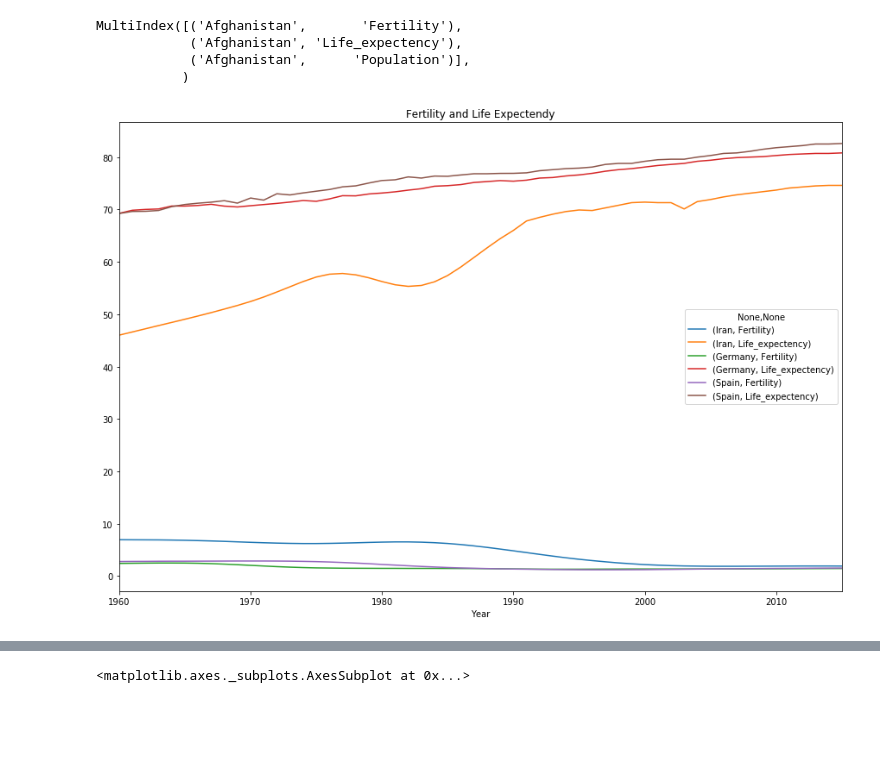
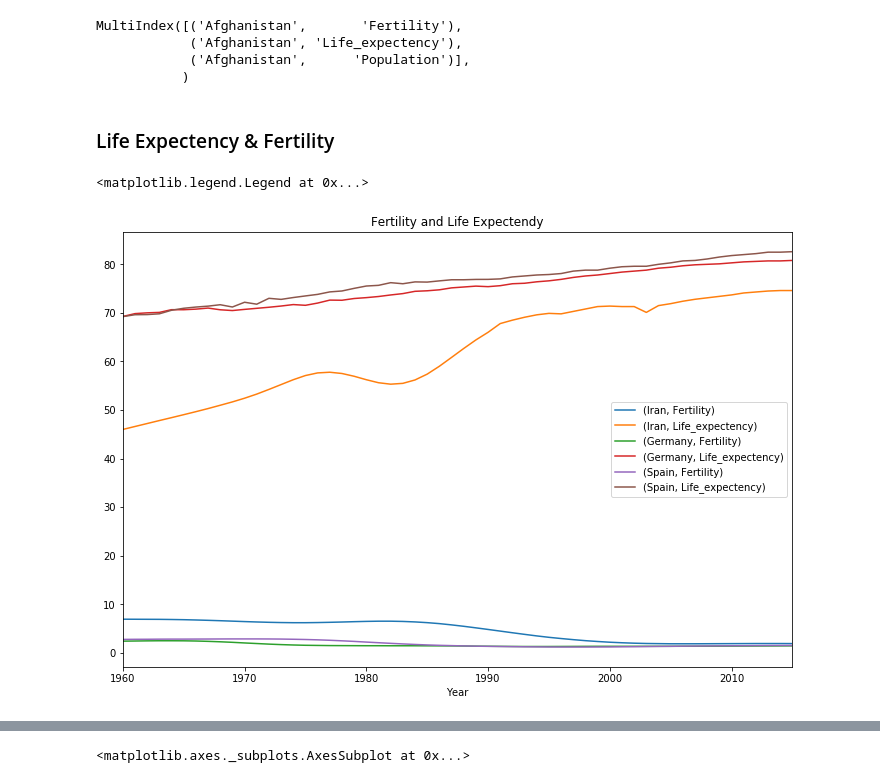
Before and after one commit to iremnasir/bootcamp_progress, a Jupyter notebook: Animate a Scatterplot.ipynb, the cells around one changed output, grey strips where cells are left out. Drawn from its saved outputs; the diff is of its cells as text; code cells hidden in the pictures; blank space fills up the shorter version.

```diff
--- a/Animate a Scatterplot.ipynb
+++ b/Animate a Scatterplot.ipynb
@@ -239,17 +240,19 @@ MultiIndex([('Afghanistan',       'Fertility'),
             ('Afghanistan', 'Life_expectency'),
             ('Afghanistan',      'Population')],
            )
+# %% [markdown]
+### Life Expectency & Fertility
 # %%
+
 multi_plot = df4.loc[1960:2015,[('Iran',       'Fertility'),
             ('Iran', 'Life_expectency'),('Germany',       'Fertility'),
             ('Germany', 'Life_expectency'),('Spain',       'Fertility'),
             ('Spain', 'Life_expectency')]]
+multi_plot.plot(figsize = (12,8))
+plt.xlabel("Year" )
 
-multi_plot.plot(figsize=(15,10))
-plt.xlabel("Year" )
 plt.title("Fertility and Life Expectendy")
-
-
-plt.show()
+plt.legend(loc="best")
 # %% [output]
+<matplotlib.legend.Legend at 0x...>
-[figure, old version]
+[figure, new version]
```
Also changed, not shown: parts of 8 cells of this notebook.
